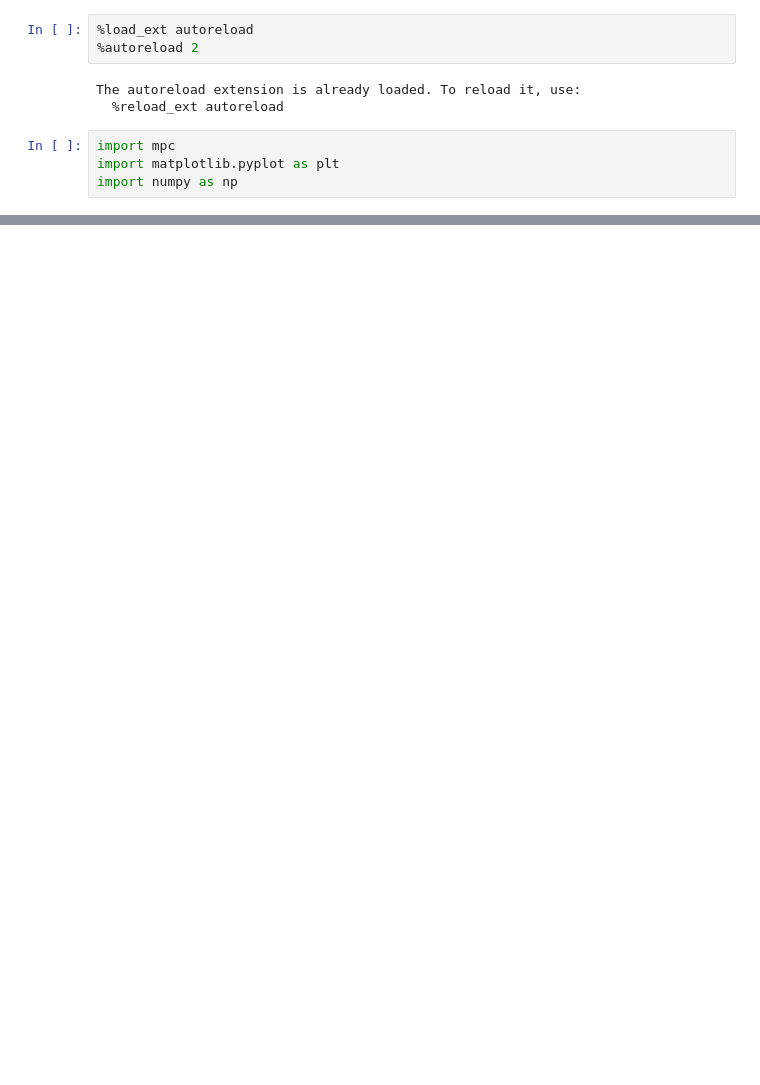
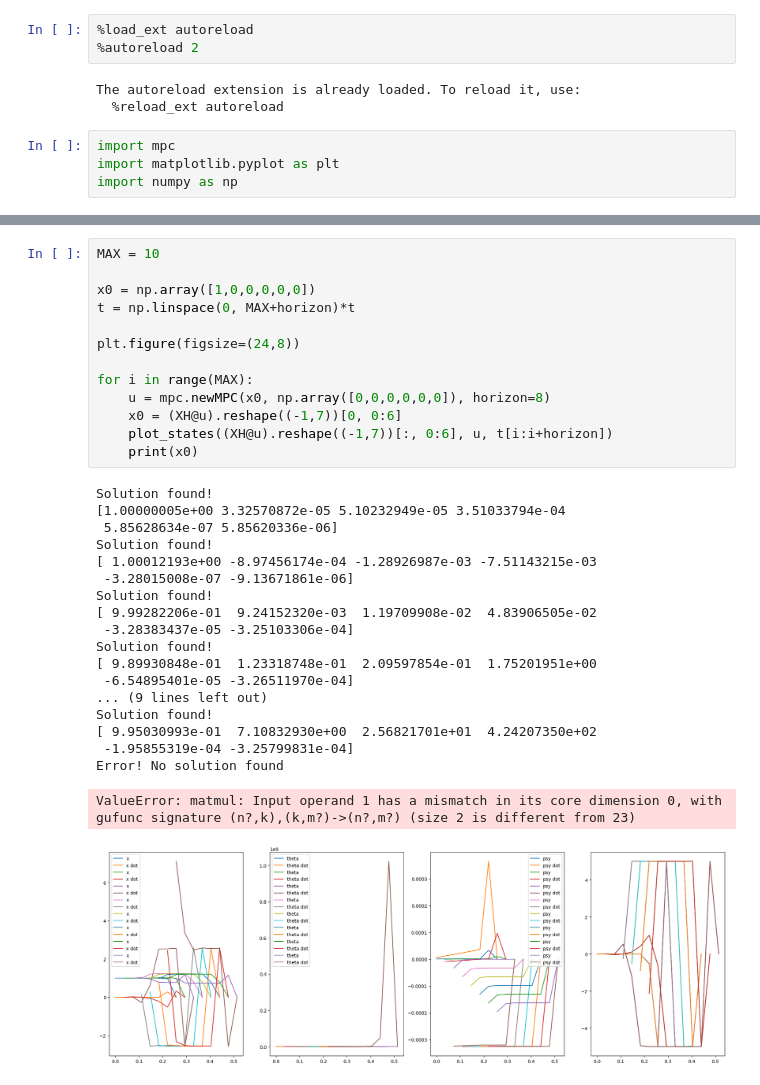
Before and after one commit to Ekter/python, a Jupyter notebook: mpc/mpcjup.ipynb, the cells around one changed output, grey strips where cells are left out. Drawn from its saved outputs; the diff is of its cells as text; blank space fills up the shorter version.

```diff
--- a/mpc/mpcjup.ipynb
+++ b/mpc/mpcjup.ipynb
@@ -99,0 +118,33 @@ plt.legend()
+# %%
+MAX = 10
+
+x0 = np.array([1,0,0,0,0,0])
+t = np.linspace(0, MAX+horizon)*t
+
+plt.figure(figsize=(24,8))
+
+for i in range(MAX):
+    u = mpc.newMPC(x0, np.array([0,0,0,0,0,0]), horizon=8)
+    x0 = (XH@u).reshape((-1,7))[0, 0:6]
+    plot_states((XH@u).reshape((-1,7))[:, 0:6], u, t[i:i+horizon])
+    print(x0)
+# %% [output]
+Solution found!
+[1.00000005e+00 3.32570872e-05 5.10232949e-05 3.51033794e-04
+ 5.85628634e-07 5.85620336e-06]
+Solution found!
+[ 1.00012193e+00 -8.97456174e-04 -1.28926987e-03 -7.51143215e-03
+ -3.28015008e-07 -9.13671861e-06]
+Solution found!
+[ 9.99282206e-01  9.24152320e-03  1.19709908e-02  4.83906505e-02
+ -3.28383437e-05 -3.25103306e-04]
+Solution found!
+[ 9.89930848e-01  1.23318748e-01  2.09597854e-01  1.75201951e+00
+ -6.54895401e-05 -3.26511970e-04]
+... (9 lines left out)
+Solution found!
+[ 9.95030993e-01  7.10832930e+00  2.56821701e+01  4.24207350e+02
+ -1.95855319e-04 -3.25799831e-04]
+Error! No solution found
+ValueError: matmul: Input operand 1 has a mismatch in its core dimension 0, with gufunc signature (n?,k),(k,m?)->(n?,m?) (size 2 is different from 23)
+[figure, added]
```
Also changed, not shown: parts of 5 cells of this notebook, 1 other file.
